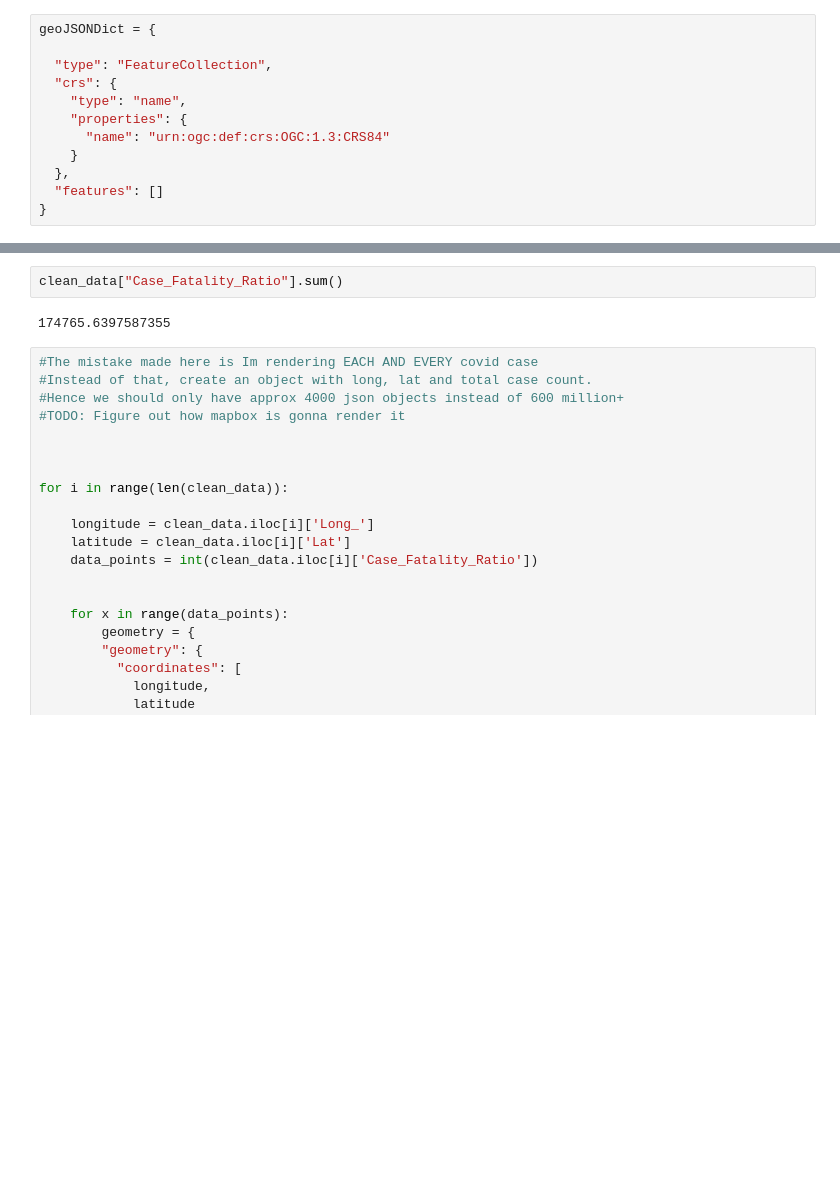
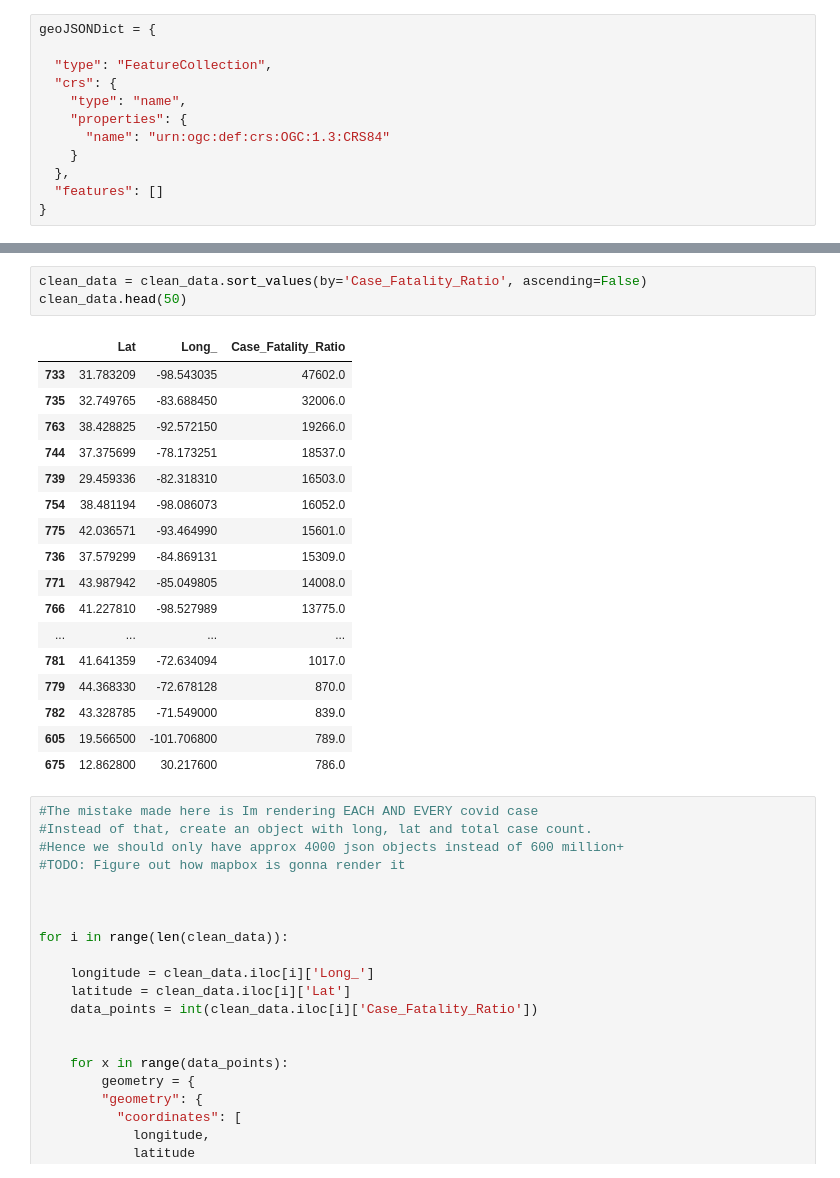
Before and after one commit to shawn0103/covid19-map-visualizer, a Jupyter notebook: JuypterNotebook/GeoJSONCreator.ipynb, the cells around one changed output, grey strips where cells are left out. Drawn from its saved outputs; the diff is of its cells as text; blank space fills up the shorter version.

```diff
--- a/JuypterNotebook/GeoJSONCreator.ipynb
+++ b/JuypterNotebook/GeoJSONCreator.ipynb
@@ -140,7 +140,24 @@ clean_data.loc[~(clean_data==0.0).all(axis=1)]
 # %%
-clean_data["Case_Fatality_Ratio"].sum()
+clean_data = clean_data.sort_values(by='Case_Fatality_Ratio', ascending=False)
+clean_data.head(50)
 # %% [output]
-174765.6397587355
+|  | Lat | Long_ | Case_Fatality_Ratio |
+| 733 | 31.783209 | -98.543035 | 47602.0 |
+| 735 | 32.749765 | -83.688450 | 32006.0 |
+| 763 | 38.428825 | -92.572150 | 19266.0 |
+| 744 | 37.375699 | -78.173251 | 18537.0 |
+| 739 | 29.459336 | -82.318310 | 16503.0 |
+| 754 | 38.481194 | -98.086073 | 16052.0 |
+| 775 | 42.036571 | -93.464990 | 15601.0 |
+| 736 | 37.579299 | -84.869131 | 15309.0 |
+| 771 | 43.987942 | -85.049805 | 14008.0 |
+| 766 | 41.227810 | -98.527989 | 13775.0 |
+| ... | ... | ... | ... |
+| 781 | 41.641359 | -72.634094 | 1017.0 |
+| 779 | 44.368330 | -72.678128 | 870.0 |
+| 782 | 43.328785 | -71.549000 | 839.0 |
+| 605 | 19.566500 | -101.706800 | 789.0 |
+| 675 | 12.862800 | 30.217600 | 786.0 |
 # %%
 #The mistake made here is Im rendering EACH AND EVERY covid case
 #Instead of that, create an object with long, lat and total case count.
```
Also changed, not shown: parts of 13 cells of this notebook, 3 other files.
